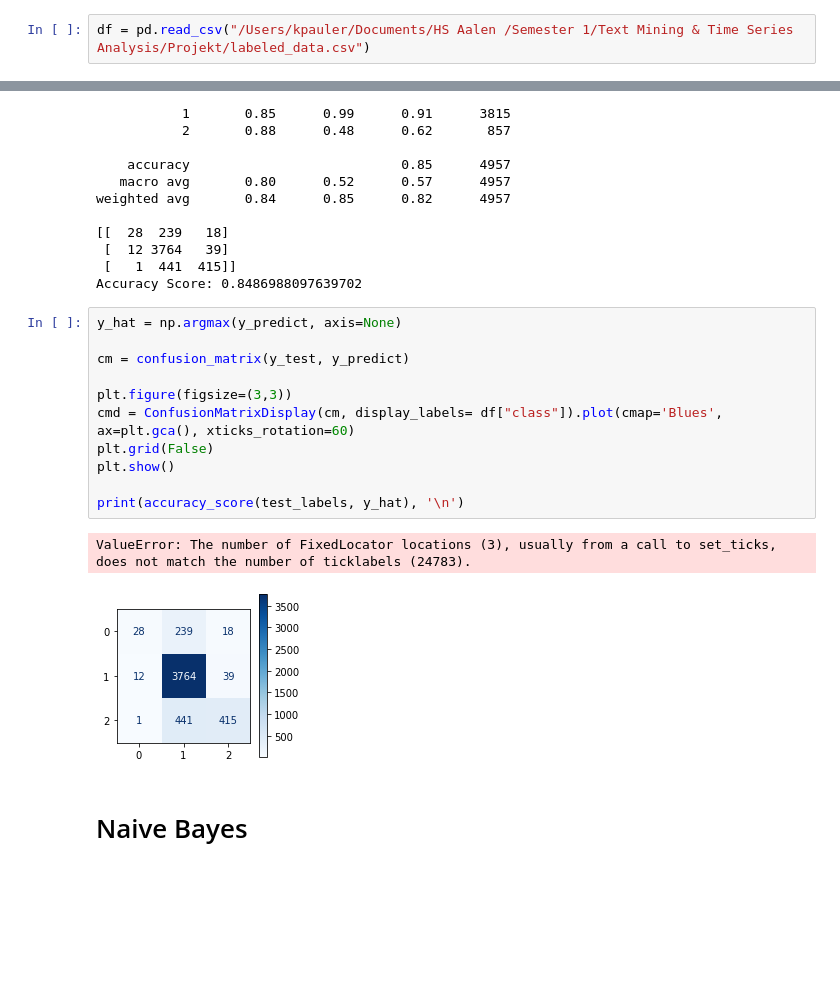
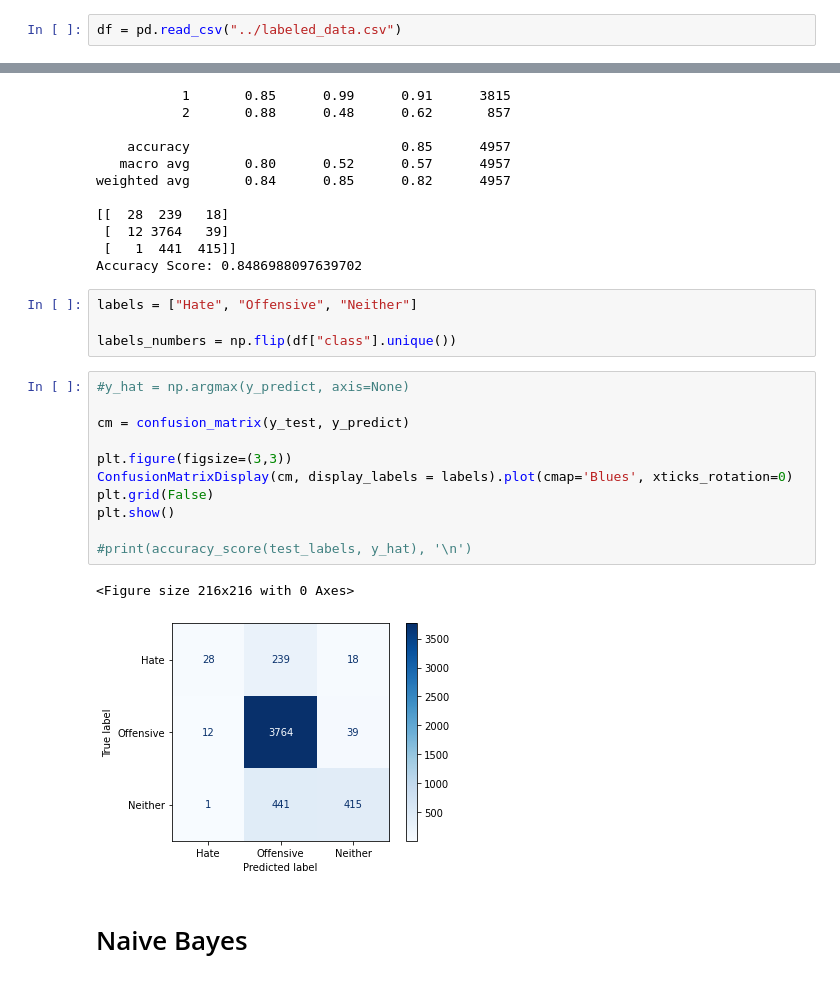
Before and after one commit to Jonas399/Hate-Speech-Recognition, a Jupyter notebook: docs/Hate Speech.ipynb, the cells around one changed output, grey strips where cells are left out. Cells and saved outputs as stored; diff of their text form; blank space fills up the shorter version.

Commit message:
Fixes Confussion matrix

```diff
--- a/docs/Hate Speech.ipynb
+++ b/docs/Hate Speech.ipynb
@@ -87,7 +89,7 @@ from sklearn.model_selection import GridSearchCV
 First the data, which is to be analyzed and later used for training the model is imported.
 Hereby needs the link within the brackets to be changed accordingly to the directory where the csv file is stored.
 # %%
-df = pd.read_csv("/Users/kpauler/Documents/HS Aalen /Semester 1/Text Mining & Time Series Analysis/Projekt/labeled_data.csv")
+df = pd.read_csv("../labeled_data.csv")
 # %% [markdown]
 Following we take an first look at the imported data
 # %%
@@ -457,20 +459,24 @@ weighted avg       0.84      0.85      0.82      4957
  [  12 3764   39]
  [   1  441  415]]
 Accuracy Score: 0.8486988097639702
+# %%
+labels = ["Hate", "Offensive", "Neither"]
+
+labels_numbers = np.flip(df["class"].unique())
 # %%
-y_hat = np.argmax(y_predict, axis=None)
+#y_hat = np.argmax(y_predict, axis=None)
 
 cm = confusion_matrix(y_test, y_predict)
 
 plt.figure(figsize=(3,3))
-cmd = ConfusionMatrixDisplay(cm, display_labels= df["class"]).plot(cmap='Blues', ax=plt.gca(), xticks_rotation=60)
+ConfusionMatrixDisplay(cm, display_labels = labels).plot(cmap='Blues', xticks_rotation=0)
 plt.grid(False)
 plt.show()
 
-print(accuracy_score(test_labels, y_hat), '\n')
+#print(accuracy_score(test_labels, y_hat), '\n')
 # %% [output]
-ValueError: The number of FixedLocator locations (3), usually from a call to set_ticks, does not match the number of ticklabels (24783).
+<Figure size 216x216 with 0 Axes>
-[figure, old version]
+[figure, new version]
 # %% [markdown]
 # Naive Bayes
 # %%
```
Also changed, not shown: parts of 1 cell of this notebook.
